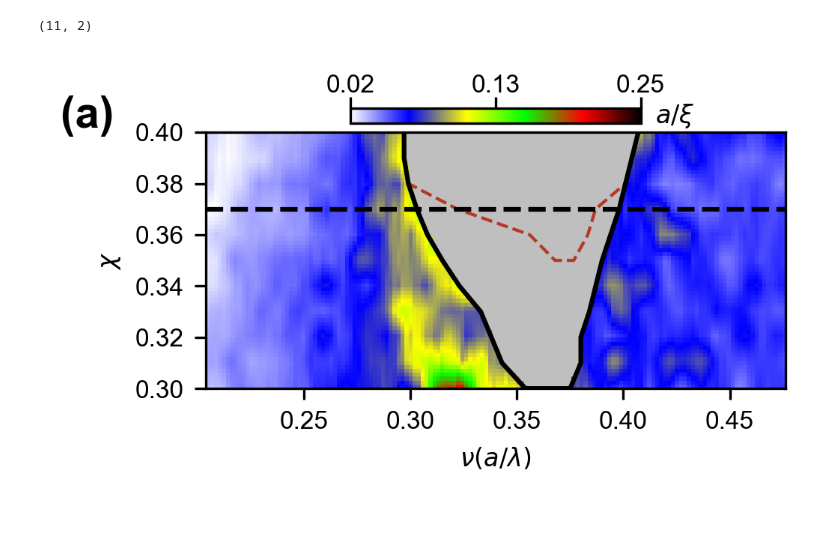
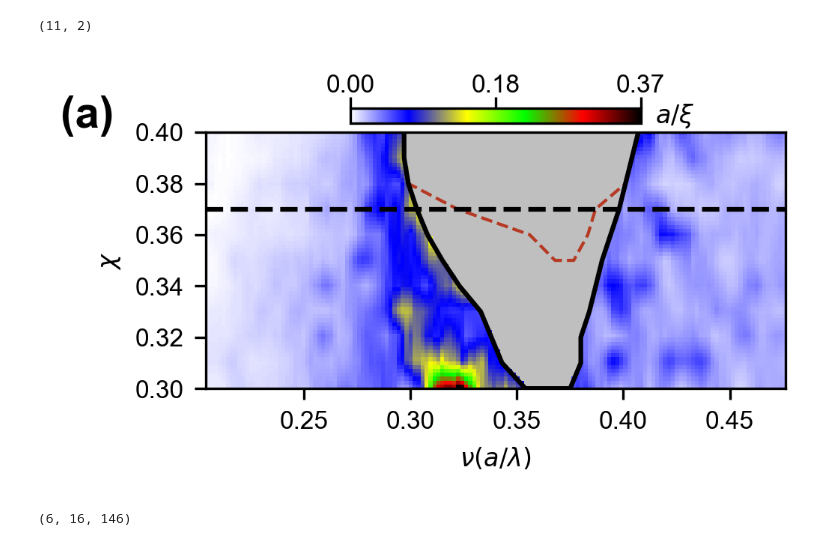
Before and after one commit to fhernandez93/LoadingPermittivityDistToSlabTransmission, a Jupyter notebook: Notebooks/2D SHU Project/20251010_frequency_analysis/20251211_Phase_Diagrams.ipynb, the cells around one changed output. Drawn from its saved outputs; the diff is of its cells as text; code cells hidden in the pictures.

```diff
--- a/Notebooks/2D SHU Project/20251010_frequency_analysis/20251211_Phase_Diagrams.ipynb
+++ b/Notebooks/2D SHU Project/20251010_frequency_analysis/20251211_Phase_Diagrams.ipynb
@@ -206,45 +206,45 @@ for h, length in enumerate(data_intensities_exit["size"]):
     mask[chi_be_idx,:] = (f_grid >= f_low_interp) & (f_grid <= f_high_interp)
 
     value = np.ma.array(value, mask=mask)
-
+    value = value**2*length #This was changed from 1/d_L to (L*a)/d_L**2 = a/\xi
     vmin = np.min(value)
     vmax = np.max(value)
 
-    im=ax.imshow(value, vmin=vmin, vmax=0.25,
+    im=ax.imshow(value, vmin=vmin, vmax=vmax,
                       extent =[np.min(f),np.max(f), 0.3,0.4],
                          origin ='lower', cmap=cmap,
                          interpolation='nearest',
                          aspect='auto')
 
     ax.plot(PBG_boundaries[0],PBG_boundaries[1],'k--',linewidth=1,color='#b63923')
     ax.plot(low_nDOS_boundaries[0],low_nDOS_boundaries[1],'k-')
-    ticks = np.linspace(vmin, 0.25, 3)
+    ticks = np.linspace(vmin, vmax, 3)
     cbar = fig.colorbar(im, ax=ax, orientation='horizontal', pad=0.03, location="top", shrink=0.5, ticks=ticks)
     cbar.ax.set_xticklabels([f"{t:.2f}" for t in ticks])
     cbar.ax.text(1.05, 0.5, rf"$a/ \xi$", va='center', ha='left', transform=cbar.ax.transAxes)
 
     ax.axhline(0.37, linestyle='--', color="black", linewidth=1.5, alpha=1.0)
     cbar.ax.tick_params(labelsize=8,pad=0)
     # cmap.set_bad(alpha=0.0)  # Set fully transparent for masked values
     cmap.set_bad(color='gray',alpha=0.5)  # Set masked bandgap region to gray
     ax.set_xlabel(rf"$\nu(a/\lambda)$")
     ax.set_ylabel(rf"$\chi$")
     ax.tick_params(axis='both', which='major')
     yticks = np.arange(0.3, 0.4, 0.02)
     ax.set_yticks(yticks)
     ax.set_yticklabels([f"{t:.2f}" for t in yticks])
     ax.tick_params(axis='x', which='both', labelbottom=True)
     xticks = np.arange(0.25, 0.481, 0.05)
     ax.set_xticks(xticks)
     ax.set_xticklabels([f"{t:.2f}" for t in xticks])
     ax.tick_params(axis='x', which='both', labelbottom=True)
     subplot_label = rf"({chr(97)})"  # chr(97) = 'a', chr(98) = 'b', etc.
     cbar.ax.text(-1, 0.5, subplot_label, transform=cbar.ax.transAxes,fontsize=14, fontweight='bold', va='center', ha='left')
     plt.tight_layout()
-    plt.savefig(rf'./figures/phase_diagram_L_{length}.pdf', bbox_inches='tight')
+    # plt.savefig(rf'./figures/phase_diagram_L_{length}_dL_calculation.pdf', bbox_inches='tight')
     plt.show()
 # %% [output]
-[figure, old version]
+[figure, new version]
 # %%
 #Loosy data
 ref = (1/average_xis_exit[8,size,:])
@@ -288,5 +288,7 @@ for s,item in enumerate(paths_loosy):
     average_xis_exit_loosy[np.isinf(average_xis_exit_loosy)] = 0
 # %%
 average_xis_exit_loosy.shape #L_abs, size, freq
+# %% [output]
+(6, 16, 146)
 # %%
 average_xis_exit.shape #chi, size, freq
```
Also changed, not shown: parts of 5 cells of this notebook, 1 other file.
